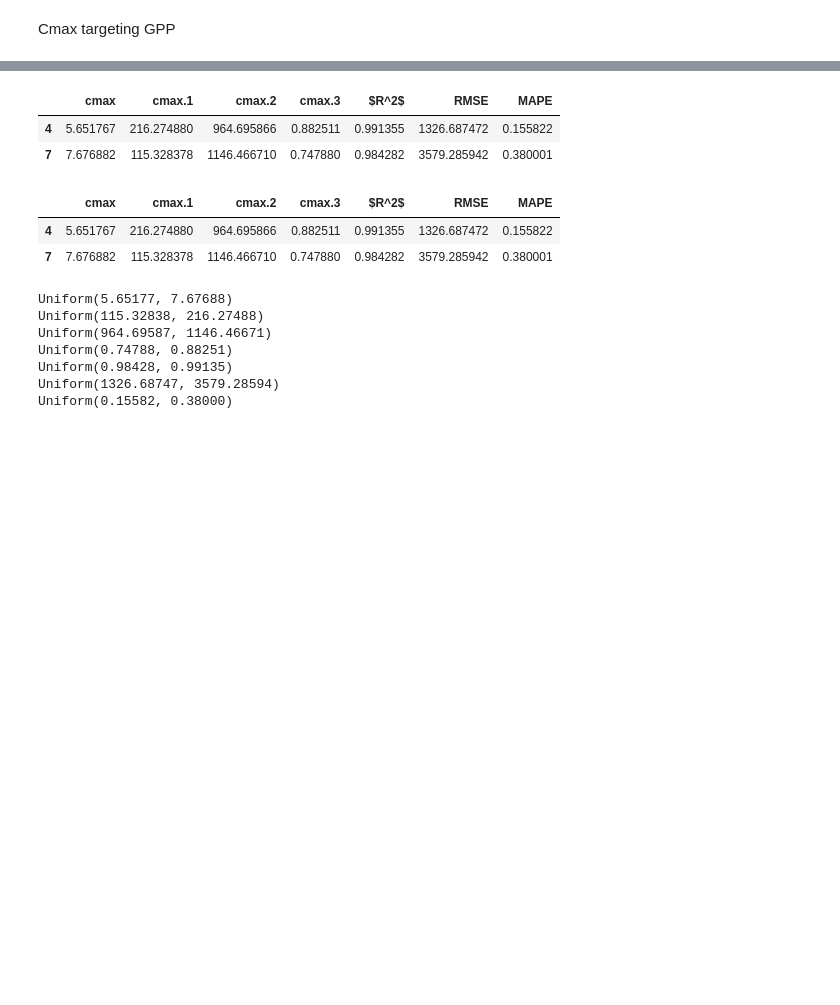
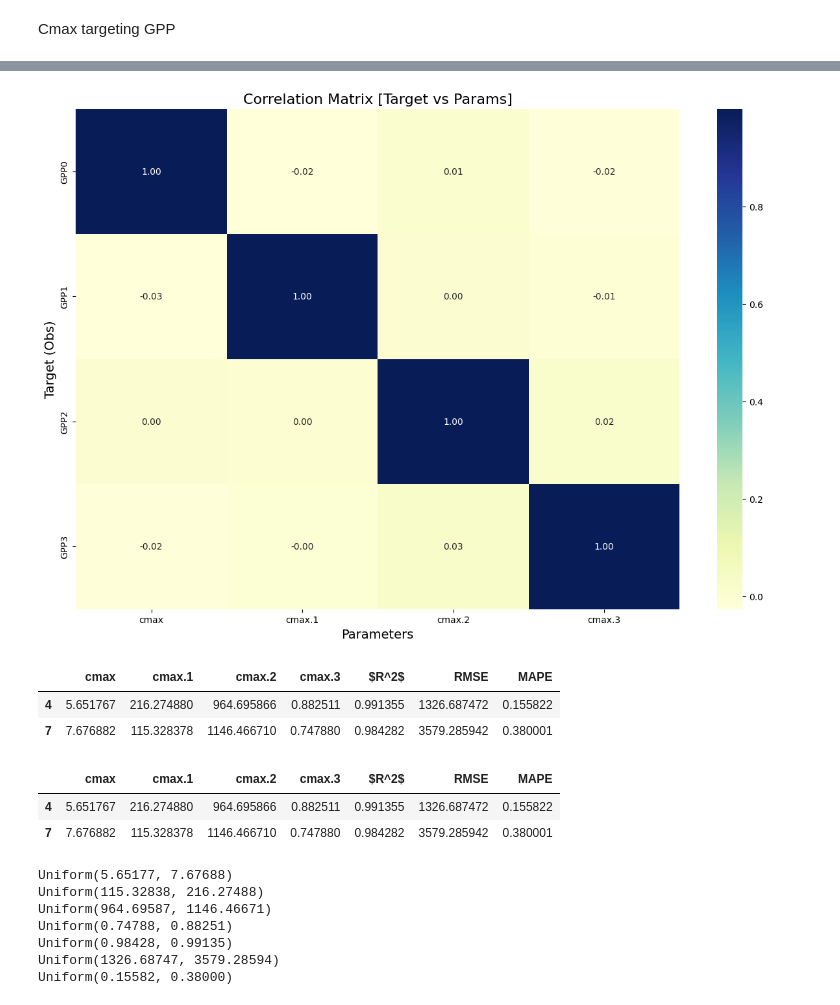
Before and after one commit to whrc/MADS-TEM-calibration, a Jupyter notebook: Template_SA_Figures.ipynb, the cells around one changed output, grey strips where cells are left out. Cells and saved outputs as stored; diff of their text form; code cells hidden in the pictures; blank space fills up the shorter version.

```diff
--- a/Template_SA_Figures.ipynb
+++ b/Template_SA_Figures.ipynb
@@ -44,3 +47,7 @@ rmse=ut.plot_r2_rmse(df_model)
+# %%
+corr_mp=ut.get_output_param_corr(df_param,df_model)
+# %% [output]
+[figure, added]
 # %%
 xparams, ymodel =  ut.get_params_r2_rmse(df_param,df_model,r2lim=0.97)
 xparams
```
Also changed, not shown: parts of 6 cells of this notebook, 7 other files.
